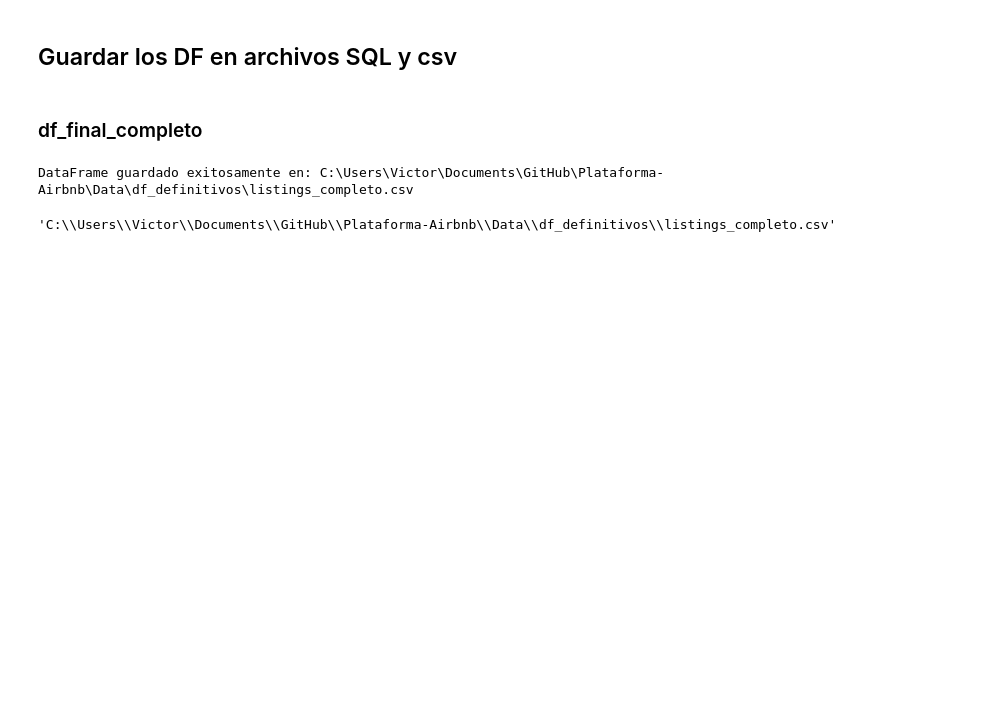
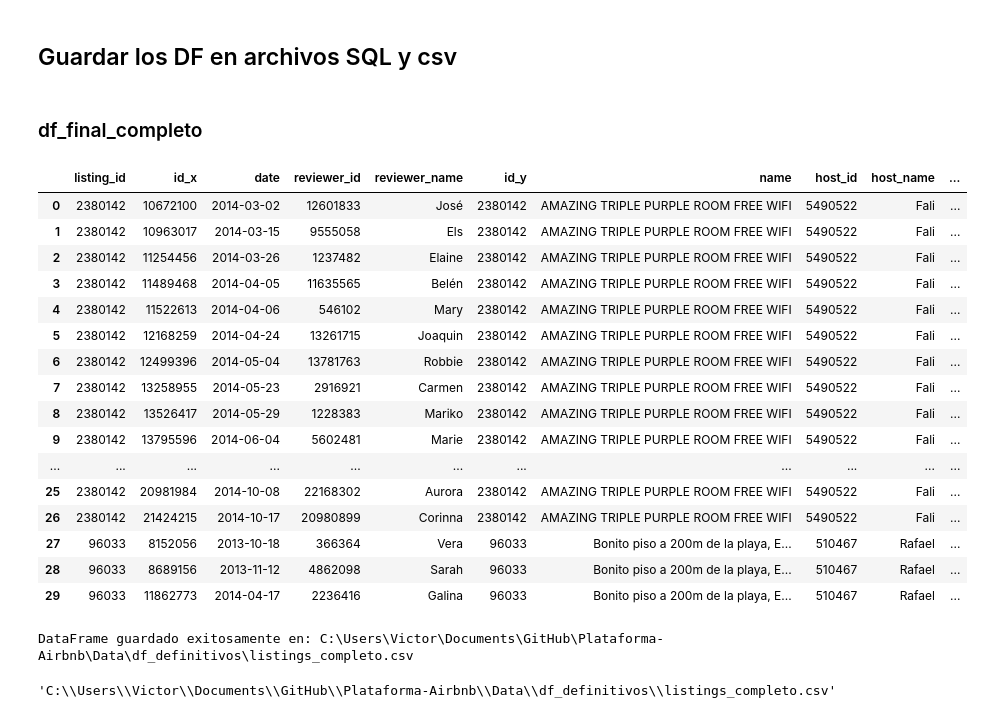
Before and after one commit to BelenP09/Plataforma-Airbnb, a Jupyter notebook: Preprocesamiento.ipynb, the cells around one changed output. Cells and saved outputs as stored; diff of their text form; code cells hidden in the pictures; blank space fills up the shorter version.

```diff
--- a/Preprocesamiento.ipynb
+++ b/Preprocesamiento.ipynb
@@ -777,7 +892,8 @@ columnas_a_eliminar = [
     'host_listings_count', 'scrape_id', 'last_scraped', 'source',
     'minimum_minimum_nights', 'maximum_minimum_nights', 'minimum_maximum_nights',
     'maximum_maximum_nights', 'minimum_nights_avg_ntm', 'maximum_nights_avg_ntm',
-    'calendar_updated', 'neighborhood_overview', 'host_neighbourhood'
+    'calendar_updated', 'neighborhood_overview', 'host_neighbourhood', 'host_about', 'host_verifications',
+    'amenities'
 ]
 
 # Filtrar solo las columnas que existen en el dataframe
@@ -878,3 +994,23 @@ Name: id_y, dtype: int64
 ## Guardar los DF en archivos SQL y csv
 # %% [markdown]
 ### df_final_completo
+# %%
+df_final_completo.head(30)
+# %% [output]
+|  | listing_id | id_x | date | reviewer_id | reviewer_name | id_y | name | host_id | host_name | ... |
+| 0 | 2380142 | 10672100 | 2014-03-02 | 12601833 | José | 2380142 | AMAZING TRIPLE PURPLE ROOM FREE WIFI | 5490522 | Fali | ... |
+| 1 | 2380142 | 10963017 | 2014-03-15 | 9555058 | Els | 2380142 | AMAZING TRIPLE PURPLE ROOM FREE WIFI | 5490522 | Fali | ... |
+| 2 | 2380142 | 11254456 | 2014-03-26 | 1237482 | Elaine | 2380142 | AMAZING TRIPLE PURPLE ROOM FREE WIFI | 5490522 | Fali | ... |
+| 3 | 2380142 | 11489468 | 2014-04-05 | 11635565 | Belén | 2380142 | AMAZING TRIPLE PURPLE ROOM FREE WIFI | 5490522 | Fali | ... |
+| 4 | 2380142 | 11522613 | 2014-04-06 | 546102 | Mary | 2380142 | AMAZING TRIPLE PURPLE ROOM FREE WIFI | 5490522 | Fali | ... |
+| 5 | 2380142 | 12168259 | 2014-04-24 | 13261715 | Joaquin | 2380142 | AMAZING TRIPLE PURPLE ROOM FREE WIFI | 5490522 | Fali | ... |
+| 6 | 2380142 | 12499396 | 2014-05-04 | 13781763 | Robbie | 2380142 | AMAZING TRIPLE PURPLE ROOM FREE WIFI | 5490522 | Fali | ... |
+| 7 | 2380142 | 13258955 | 2014-05-23 | 2916921 | Carmen | 2380142 | AMAZING TRIPLE PURPLE ROOM FREE WIFI | 5490522 | Fali | ... |
+| 8 | 2380142 | 13526417 | 2014-05-29 | 1228383 | Mariko | 2380142 | AMAZING TRIPLE PURPLE ROOM FREE WIFI | 5490522 | Fali | ... |
+| 9 | 2380142 | 13795596 | 2014-06-04 | 5602481 | Marie | 2380142 | AMAZING TRIPLE PURPLE ROOM FREE WIFI | 5490522 | Fali | ... |
+| ... | ... | ... | ... | ... | ... | ... | ... | ... | ... | ... |
+| 25 | 2380142 | 20981984 | 2014-10-08 | 22168302 | Aurora | 2380142 | AMAZING TRIPLE PURPLE ROOM FREE WIFI | 5490522 | Fali | ... |
+| 26 | 2380142 | 21424215 | 2014-10-17 | 20980899 | Corinna | 2380142 | AMAZING TRIPLE PURPLE ROOM FREE WIFI | 5490522 | Fali | ... |
+| 27 | 96033 | 8152056 | 2013-10-18 | 366364 | Vera | 96033 | Bonito piso a 200m de la playa, E... | 510467 | Rafael | ... |
+| 28 | 96033 | 8689156 | 2013-11-12 | 4862098 | Sarah | 96033 | Bonito piso a 200m de la playa, E... | 510467 | Rafael | ... |
+| 29 | 96033 | 11862773 | 2014-04-17 | 2236416 | Galina | 96033 | Bonito piso a 200m de la playa, E... | 510467 | Rafael | ... |
```
Also changed, not shown: parts of 25 cells of this notebook, 1 other file.
